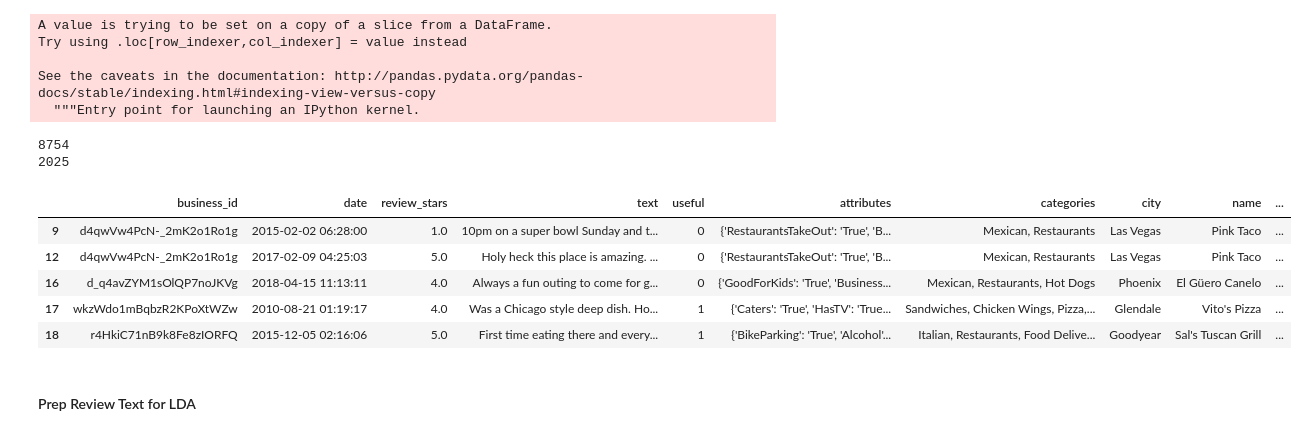
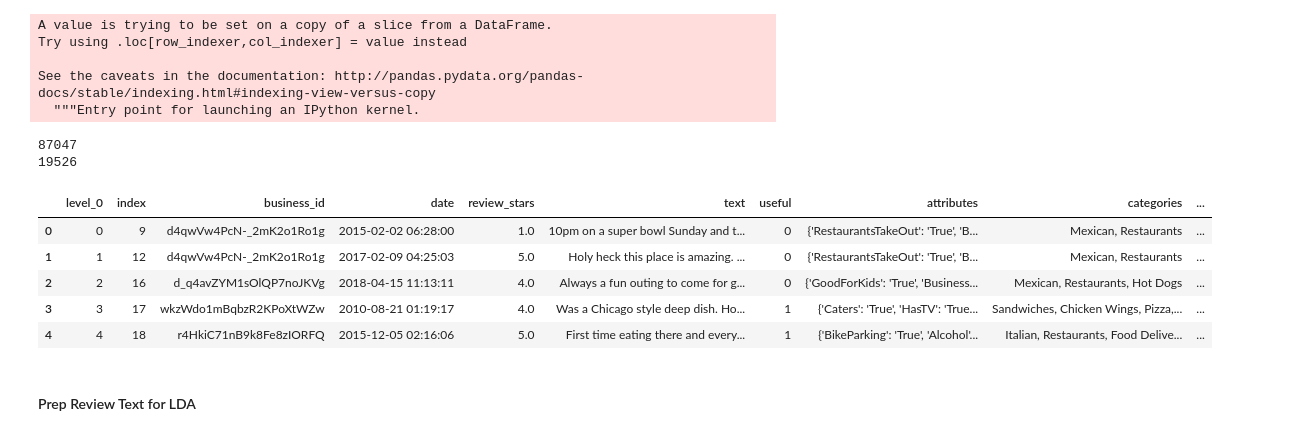
Before and after one commit to sushtend/100-days-of-ml-code, a Jupyter notebook: code/projects/Yelp Reviews - NLP/Yelp Analysis NLP 2.ipynb, the cells around one changed output. Drawn from its saved outputs; the diff is of its cells as text; code cells hidden in the pictures.

```diff
--- a/code/projects/Yelp Reviews - NLP/Yelp Analysis NLP 2.ipynb
+++ b/code/projects/Yelp Reviews - NLP/Yelp Analysis NLP 2.ipynb
@@ -128,8 +128,8 @@ with open(os.path.join(data_filepath,'business_df.pkl'), 'rb') as f:
     business_df = pickle.load(f)
 # %%
 #Select only 10,000 reviews
-reviews_df = reviews_df[:10000]
-test_df = reviews_df[10001:11000]
+reviews_df = reviews_df[:100_000]
+test_df = reviews_df[100_001:110_000]
 # %%
 reviews_df = reviews_df.merge(business_df,on="business_id",how="left")
 # %%
@@ -178,17 +178,18 @@ mask = (rev_train['text'].str.len() > 50) & (rev_train['text'].str.len() < 200)
 rev_train = rev_train.loc[mask]
 print(len(rev_train))
 # %% [output]
-8754
-2025
+87047
+19526
 # %%
+rev_train.reset_index(inplace=True)
 rev_train.head()
 # %% [output]
-|  | business_id | date | review_stars | text | useful | attributes | categories | city | name | ... |
-| 9 | d4qwVw4PcN-_2mK2o1Ro1g | 2015-02-02 06:28:00 | 1.0 | 10pm on a super bowl Sunday and t... | 0 | {'RestaurantsTakeOut': 'True', 'B... | Mexican, Restaurants | Las Vegas | Pink Taco | ... |
-| 12 | d4qwVw4PcN-_2mK2o1Ro1g | 2017-02-09 04:25:03 | 5.0 | Holy heck this place is amazing. ... | 0 | {'RestaurantsTakeOut': 'True', 'B... | Mexican, Restaurants | Las Vegas | Pink Taco | ... |
-| 16 | d_q4avZYM1sOlQP7noJKVg | 2018-04-15 11:13:11 | 4.0 | Always a fun outing to come for g... | 0 | {'GoodForKids': 'True', 'Business... | Mexican, Restaurants, Hot Dogs | Phoenix | El Güero Canelo | ... |
-| 17 | wkzWdo1mBqbzR2KPoXtWZw | 2010-08-21 01:19:17 | 4.0 | Was a Chicago style deep dish. Ho... | 1 | {'Caters': 'True', 'HasTV': 'True... | Sandwiches, Chicken Wings, Pizza,... | Glendale | Vito's Pizza | ... |
-| 18 | r4HkiC71nB9k8Fe8zIORFQ | 2015-12-05 02:16:06 | 5.0 | First time eating there and every... | 1 | {'BikeParking': 'True', 'Alcohol'... | Italian, Restaurants, Food Delive... | Goodyear | Sal's Tuscan Grill | ... |
+|  | level_0 | index | business_id | date | review_stars | text | useful | attributes | categories | ... |
+| 0 | 0 | 9 | d4qwVw4PcN-_2mK2o1Ro1g | 2015-02-02 06:28:00 | 1.0 | 10pm on a super bowl Sunday and t... | 0 | {'RestaurantsTakeOut': 'True', 'B... | Mexican, Restaurants | ... |
+| 1 | 1 | 12 | d4qwVw4PcN-_2mK2o1Ro1g | 2017-02-09 04:25:03 | 5.0 | Holy heck this place is amazing. ... | 0 | {'RestaurantsTakeOut': 'True', 'B... | Mexican, Restaurants | ... |
+| 2 | 2 | 16 | d_q4avZYM1sOlQP7noJKVg | 2018-04-15 11:13:11 | 4.0 | Always a fun outing to come for g... | 0 | {'GoodForKids': 'True', 'Business... | Mexican, Restaurants, Hot Dogs | ... |
+| 3 | 3 | 17 | wkzWdo1mBqbzR2KPoXtWZw | 2010-08-21 01:19:17 | 4.0 | Was a Chicago style deep dish. Ho... | 1 | {'Caters': 'True', 'HasTV': 'True... | Sandwiches, Chicken Wings, Pizza,... | ... |
+| 4 | 4 | 18 | r4HkiC71nB9k8Fe8zIORFQ | 2015-12-05 02:16:06 | 5.0 | First time eating there and every... | 1 | {'BikeParking': 'True', 'Alcohol'... | Italian, Restaurants, Food Delive... | ... |
 # %% [markdown]
 #### Prep Review Text for LDA
 # %%
```
Also changed, not shown: parts of 10 cells of this notebook.
